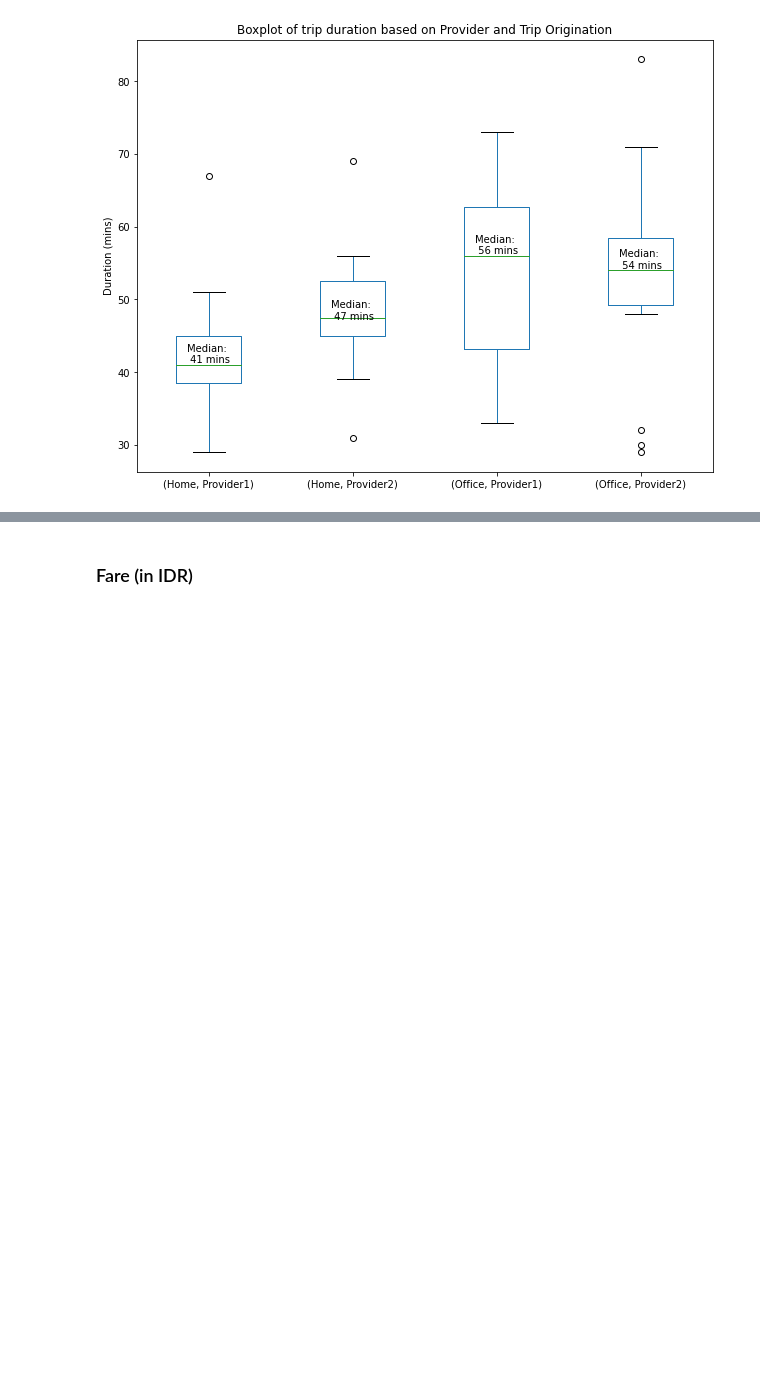
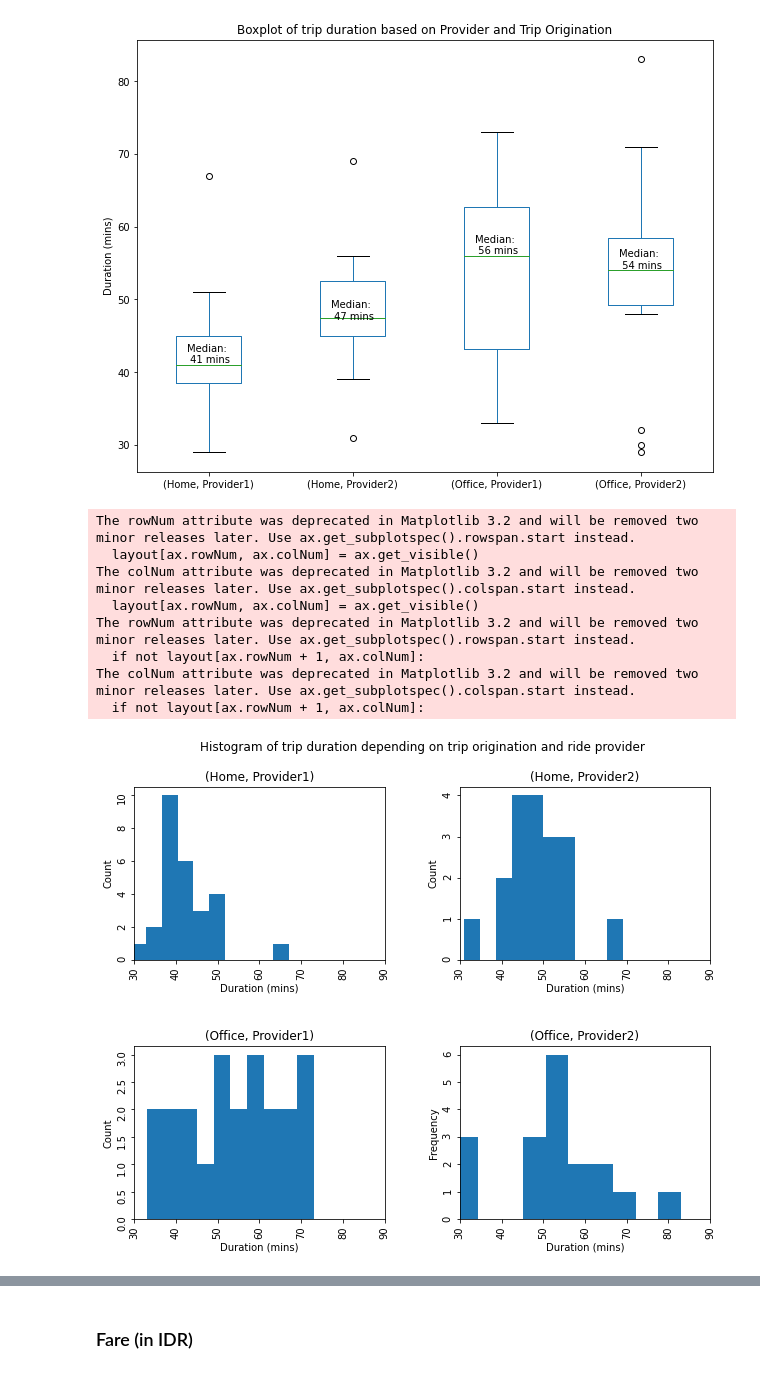
Before and after one commit to Riyan-Aditya/myblog, a Jupyter notebook: _notebooks/Seven months commuting to the office.ipynb, the cells around one changed output, grey strips where cells are left out. Cells and saved outputs as stored; diff of their text form; code cells hidden in the pictures; blank space fills up the shorter version.

```diff
--- a/_notebooks/Seven months commuting to the office.ipynb
+++ b/_notebooks/Seven months commuting to the office.ipynb
@@ -144,3 +144,31 @@ for i, box in enumerate(ax.get_xticks()):
 plt.show()
 # %% [output]
 [figure]
+# %%
+# Plot histograms
+axes = df.hist('Duration', by=["From", "Provider"],bins=10,
+                yrot=90, figsize=(10,8))
+
+for ax in axes.flatten():
+    ax.set_xlabel('Duration (mins)')
+    ax.set_xlim(30,90)
+    ax.set_ylabel('Count')
+
+
+# Set common title and labels
+plt.suptitle('Histogram of trip duration depending on trip origination and ride provider')
+plt.xlabel('Duration (mins)')
+plt.ylabel('Frequency')
+
+# Show plot
+plt.show()
+# %% [output]
+The rowNum attribute was deprecated in Matplotlib 3.2 and will be removed two minor releases later. Use ax.get_subplotspec().rowspan.start instead.
+  layout[ax.rowNum, ax.colNum] = ax.get_visible()
+The colNum attribute was deprecated in Matplotlib 3.2 and will be removed two minor releases later. Use ax.get_subplotspec().colspan.start instead.
+  layout[ax.rowNum, ax.colNum] = ax.get_visible()
+The rowNum attribute was deprecated in Matplotlib 3.2 and will be removed two minor releases later. Use ax.get_subplotspec().rowspan.start instead.
+  if not layout[ax.rowNum + 1, ax.colNum]:
+The colNum attribute was deprecated in Matplotlib 3.2 and will be removed two minor releases later. Use ax.get_subplotspec().colspan.start instead.
+  if not layout[ax.rowNum + 1, ax.colNum]:
+[figure, added]
```
Also changed, not shown: parts of 5 cells of this notebook.
